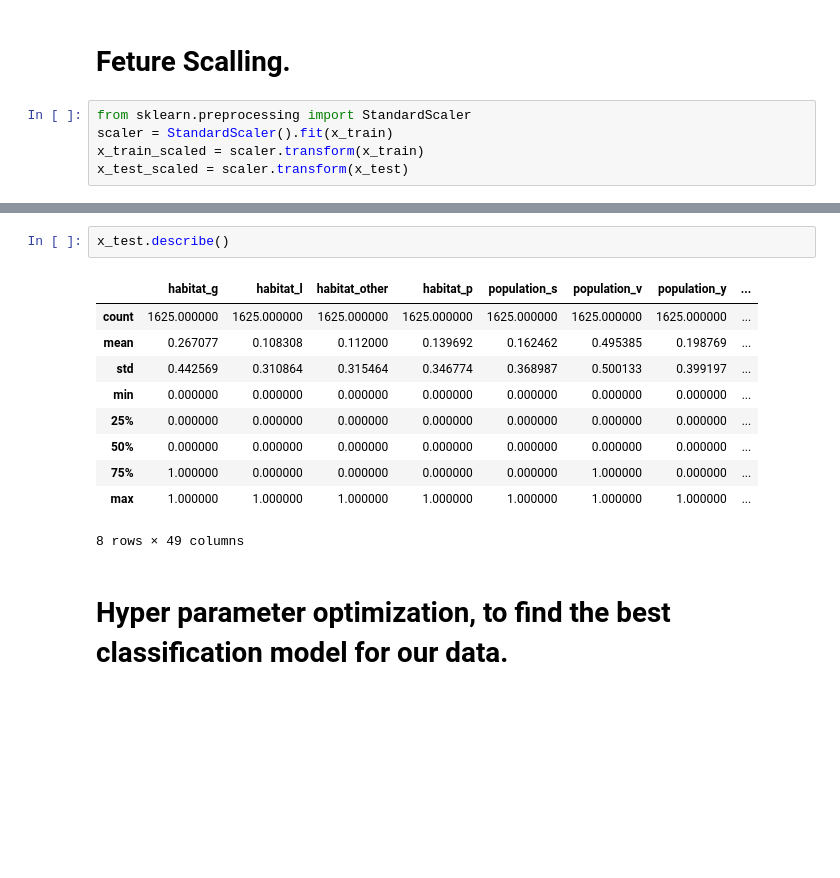
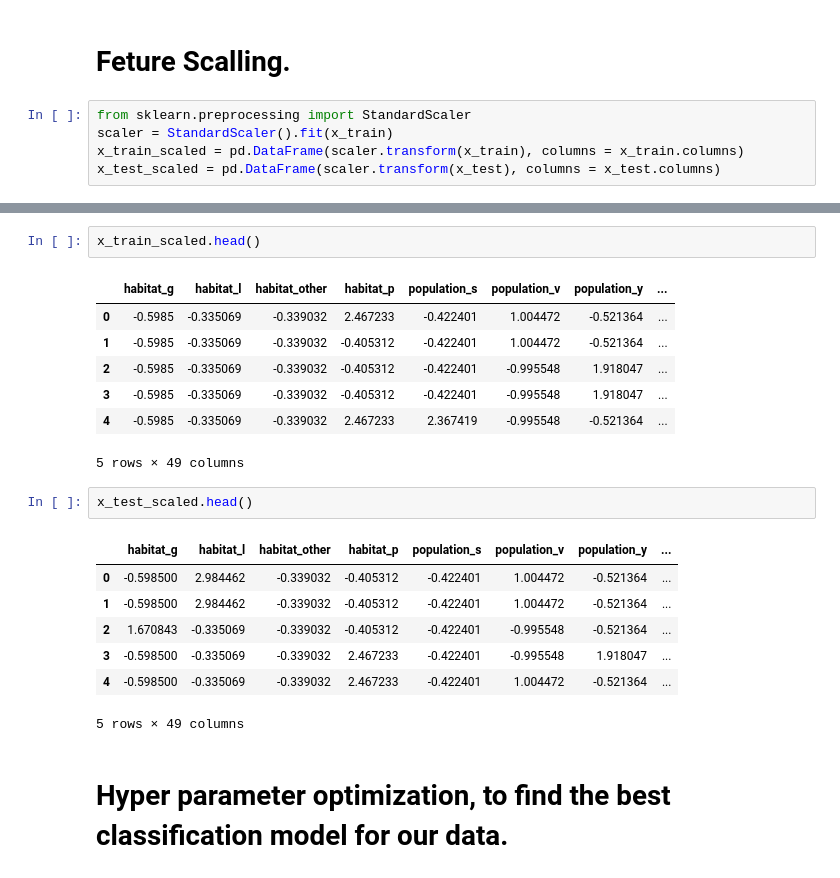
Before and after one commit to Titashmkhrj/Mushroom-classification-project, a Jupyter notebook: Mushroom_classification.ipynb, the cells around one changed output, grey strips where cells are left out. Saved outputs shown, nothing was run; the diff lists cells and outputs as text; blank space fills up the shorter version.

```diff
--- a/Mushroom_classification.ipynb
+++ b/Mushroom_classification.ipynb
@@ -302,5 +302,5 @@ Hence we can move forward with the modelling.
 # %%
 from sklearn.preprocessing import StandardScaler
 scaler = StandardScaler().fit(x_train)
-x_train_scaled = scaler.transform(x_train)
-x_test_scaled = scaler.transform(x_test)
+x_train_scaled = pd.DataFrame(scaler.transform(x_train), columns = x_train.columns)
+x_test_scaled = pd.DataFrame(scaler.transform(x_test), columns = x_test.columns)
@@ -320,15 +307,22 @@ x_train.describe()
-# %%
-x_test.describe()
-# %% [output]
-|  | habitat_g | habitat_l | habitat_other | habitat_p | population_s | population_v | population_y | ... |
-| count | 1625.000000 | 1625.000000 | 1625.000000 | 1625.000000 | 1625.000000 | 1625.000000 | 1625.000000 | ... |
-| mean | 0.267077 | 0.108308 | 0.112000 | 0.139692 | 0.162462 | 0.495385 | 0.198769 | ... |
-| std | 0.442569 | 0.310864 | 0.315464 | 0.346774 | 0.368987 | 0.500133 | 0.399197 | ... |
-| min | 0.000000 | 0.000000 | 0.000000 | 0.000000 | 0.000000 | 0.000000 | 0.000000 | ... |
-| 25% | 0.000000 | 0.000000 | 0.000000 | 0.000000 | 0.000000 | 0.000000 | 0.000000 | ... |
-| 50% | 0.000000 | 0.000000 | 0.000000 | 0.000000 | 0.000000 | 0.000000 | 0.000000 | ... |
-| 75% | 1.000000 | 0.000000 | 0.000000 | 0.000000 | 0.000000 | 1.000000 | 0.000000 | ... |
-| max | 1.000000 | 1.000000 | 1.000000 | 1.000000 | 1.000000 | 1.000000 | 1.000000 | ... |
-8 rows × 49 columns
+# %%
+x_train_scaled.head()
+# %% [output]
+|  | habitat_g | habitat_l | habitat_other | habitat_p | population_s | population_v | population_y | ... |
+| 0 | -0.5985 | -0.335069 | -0.339032 | 2.467233 | -0.422401 | 1.004472 | -0.521364 | ... |
+| 1 | -0.5985 | -0.335069 | -0.339032 | -0.405312 | -0.422401 | 1.004472 | -0.521364 | ... |
+| 2 | -0.5985 | -0.335069 | -0.339032 | -0.405312 | -0.422401 | -0.995548 | 1.918047 | ... |
+| 3 | -0.5985 | -0.335069 | -0.339032 | -0.405312 | -0.422401 | -0.995548 | 1.918047 | ... |
+| 4 | -0.5985 | -0.335069 | -0.339032 | 2.467233 | 2.367419 | -0.995548 | -0.521364 | ... |
+5 rows × 49 columns
+# %%
+x_test_scaled.head()
+# %% [output]
+|  | habitat_g | habitat_l | habitat_other | habitat_p | population_s | population_v | population_y | ... |
+| 0 | -0.598500 | 2.984462 | -0.339032 | -0.405312 | -0.422401 | 1.004472 | -0.521364 | ... |
+| 1 | -0.598500 | 2.984462 | -0.339032 | -0.405312 | -0.422401 | 1.004472 | -0.521364 | ... |
+| 2 | 1.670843 | -0.335069 | -0.339032 | -0.405312 | -0.422401 | -0.995548 | -0.521364 | ... |
+| 3 | -0.598500 | -0.335069 | -0.339032 | 2.467233 | -0.422401 | -0.995548 | 1.918047 | ... |
+| 4 | -0.598500 | -0.335069 | -0.339032 | 2.467233 | -0.422401 | 1.004472 | -0.521364 | ... |
+5 rows × 49 columns
 # %% [markdown]
 # Hyper parameter optimization, to find the best classification model for our data.
```
Also changed, not shown: parts of 3 cells of this notebook.
